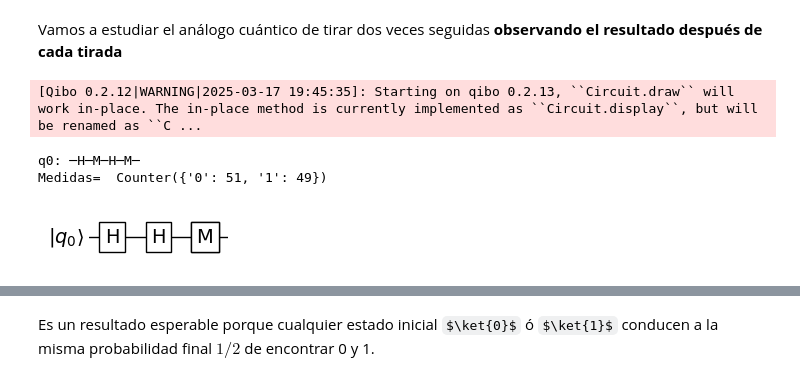
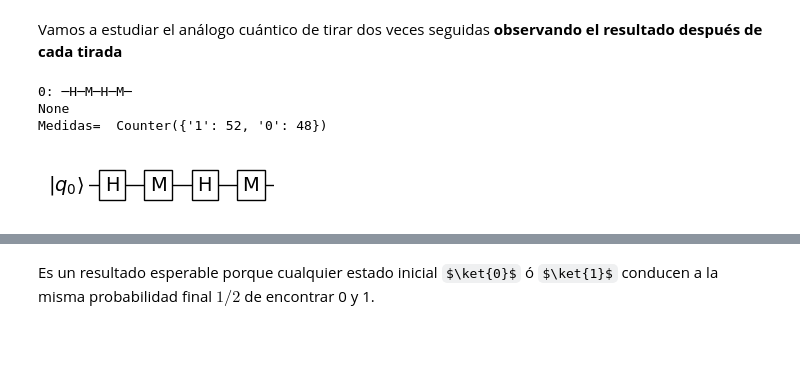
Before and after one commit to talentQ-es/Masterclass_2025, a Jupyter notebook: Qibo/Masterclass_2025_qibo.ipynb, the cells around one changed output, grey strips where cells are left out. Cells and saved outputs as stored; diff of their text form; code cells hidden in the pictures; some formulas as TeX source; blank space fills up the shorter version.

Commit message:
Mejora visualizar 1 qubit

```diff
--- a/Qibo/Masterclass_2025_qibo.ipynb
+++ b/Qibo/Masterclass_2025_qibo.ipynb
@@ -58,3 +58,29 @@ from qibo.ui import plot_circuit
+# %%
+# definición de funciones de ayuda
+
+# función para mostrar circuit de un qubit
+miplot_circuit = lambda circuit: plot_circuit(circuit, cluster_gates=False)
+
+# función para mostrar el histrograma de un dictionario
+
+def plot_histogram (data_dict):
+    # Extract keys and values
+    x_values = list(data_dict.keys())   # estados cuanticos
+    y_values = list(data_dict.values()) # las cuentas
+
+
+    plt.bar(x_values, y_values, edgecolor='black', alpha=0.7)
+
+    # Customize x-axis
+    plt.xticks(x_values)  # Solo mostrar los estados cuanticos
+
+    # Labels and title
+    plt.xlabel('Estados cuánticos')
+    plt.ylabel('Cuentas')
+    plt.title('Frecuencias')
+
+    # mostrar la gráfica
+    plt.show()
 # %% [markdown]
 En este cuaderno vamos a experimentar con dos recursos que ofrece la mecánica cuántica y que se utilizan para obtener ventaja computacional.
 
@@ -423,38 +428,38 @@ Vamos a estudiar el análogo cuántico de tirar dos veces seguidas **observando
 # Programa un circuito que efectúe dos tiradas y medidas sucesivas.
 
 qbits = 1
 qc5 = Circuit(qbits)
 
 
 #------
 # aquí tu solución
 
 
 
 
 #-------
 # Solución
 
 
 qc5.add(gates.H(0))
 qc5.add(gates.M(*range(qbits)))
 qc5.add(gates.H(0))
 qc5.add(gates.M(*range(qbits)))
 
-plot_circuit(qc5)  # tiene un error en dos o más medidas()
+miplot_circuit(qc5)  # tiene un error en dos o más medidas()
 print(qc5.draw())
 
 Nejecucion = 100
 # el diccionario de cuentas
 result5 = qc5.execute(nshots=Nejecucion)
 
 medidas5 = result5.frequencies()
 print("Medidas= ", medidas5)
 # %% [output]
-[Qibo 0.2.12|WARNING|2025-03-17 19:45:35]: Starting on qibo 0.2.13, ``Circuit.draw`` will work in-place. The in-place method is currently implemented as ``Circuit.display``, but will be renamed as ``C ...
+0: ─H─M─H─M─
+None
+Medidas=  Counter({'1': 52, '0': 48})
-q0: ─H─M─H─M─
-Medidas=  Counter({'0': 51, '1': 49})
-[figure, old version]
+[figure, new version]
 # %%
 # graficamos en un histograma
 plot_histogram(medidas5)
```
Also changed, not shown: parts of 8 cells of this notebook.
